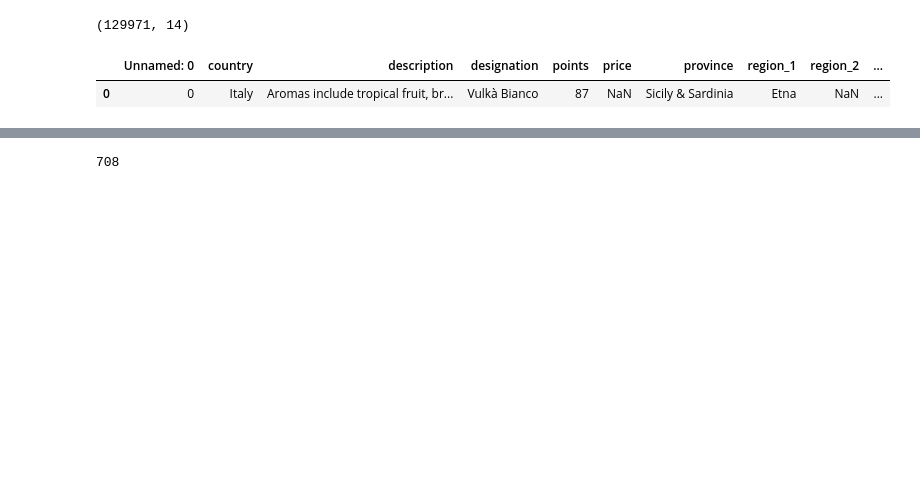
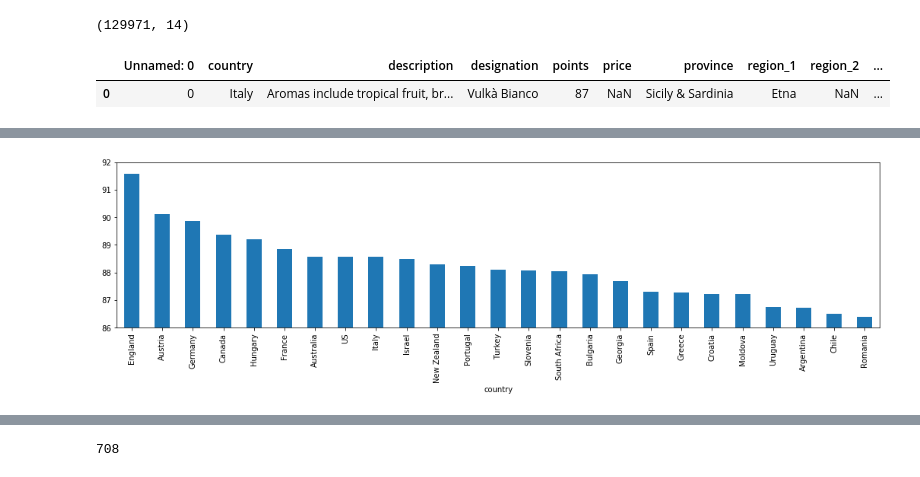
Before and after one commit to diego-wl/datos, a Jupyter notebook: wines.ipynb, the cells around one changed output, grey strips where cells are left out. Saved outputs shown, nothing was run; the diff lists cells and outputs as text; code cells hidden in the pictures; blank space fills up the shorter version.

```diff
--- a/wines.ipynb
+++ b/wines.ipynb
@@ -54,0 +126,6 @@ df_wines.head(1)
+# %%
+# los mejores puntajes proedio por pais, para aquellos que tengan mas de 50
+fr = df_wines.groupby('country').agg(['mean','count'])
+fr.loc[fr[('points','count')]>50][('points','mean')].sort_values(ascending=False)[0:25].plot(kind='bar',figsize=(18,4),ylim=(86,92));
+# %% [output]
+[figure, added]
```
Also changed, not shown: parts of 12 cells of this notebook.
